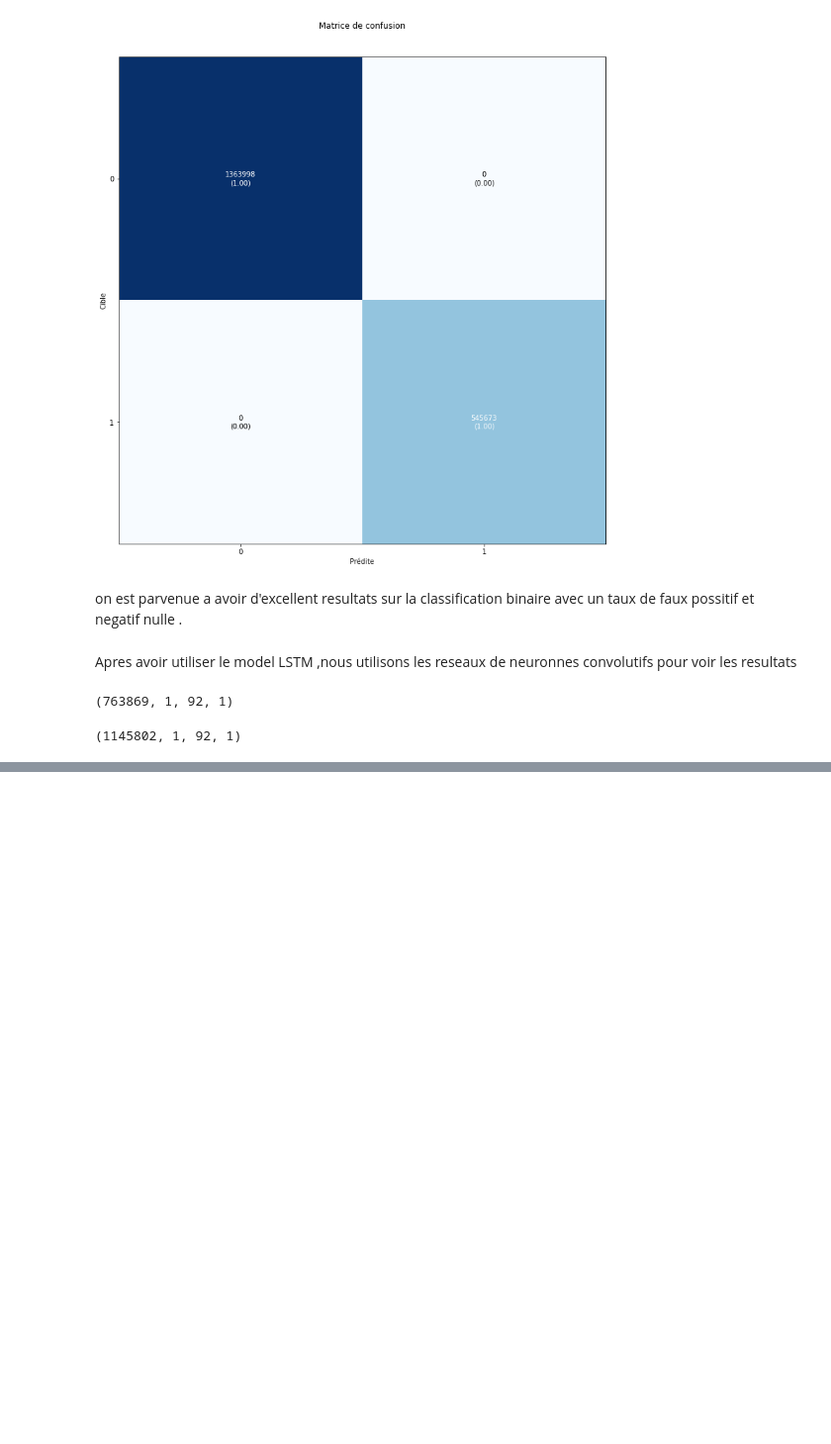
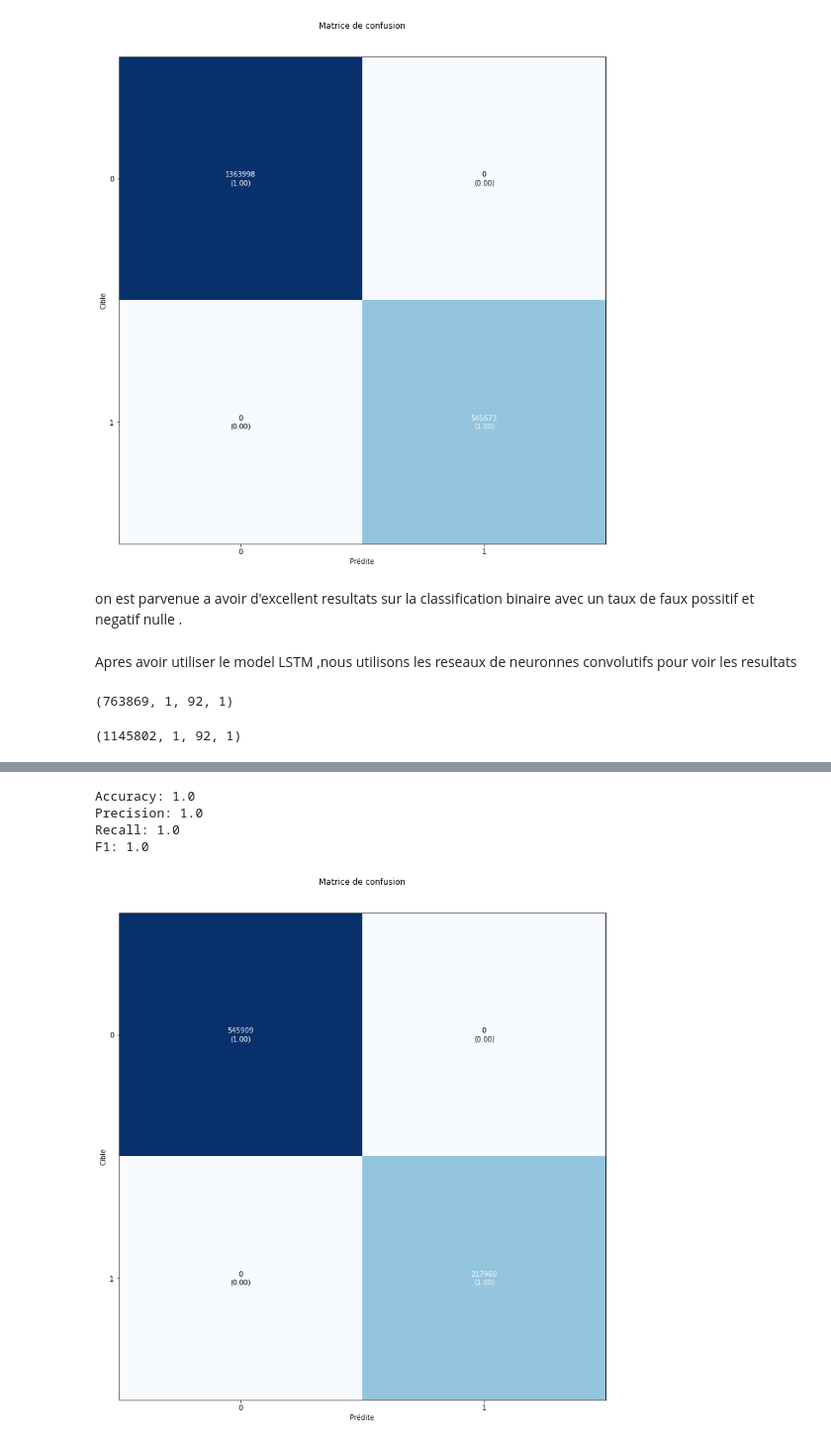
Before and after one commit to ismailasy/Deep_IOT_Network_Anomaly_Detection, a Jupyter notebook: etude_dataset_iot_iiot.ipynb, the cells around one changed output, grey strips where cells are left out. Shown at 99% size. Cells and saved outputs as stored; diff of their text form; code cells hidden in the pictures; blank space fills up the shorter version.

```diff
--- a/etude_dataset_iot_iiot.ipynb
+++ b/etude_dataset_iot_iiot.ipynb
@@ -473,0 +594,2 @@ history_cnn = CNN_model.fit(X_train_cnn,ytrain,validation_data=(X_test_cnn,ytest
+# %%
+history_cnn_lstm = CNN_LSTM.fit(X_train_cnn,ytrain,validation_data=(X_test_cnn,ytest),verbose=1,batch_size=500,epochs=2)
@@ -473,0 +601,29 @@ history_cnn = CNN_model.fit(X_train_cnn,ytrain,validation_data=(X_test_cnn,ytest
+# %%
+from sklearn import metrics
+y_pred_cnn_lstm = CNN_LSTM.predict(X_test_cnn)
+y_pred_cnn_lstm = np.argmax(y_pred_cnn_lstm,axis=1)
+y_true = np.argmax(ytest,axis=1)
+
+print("Accuracy: {}" .format(metrics.accuracy_score(y_true, y_pred_cnn_lstm)))
+print("Precision: {}" .format(metrics.precision_score(y_true, y_pred_cnn_lstm, average='macro')))
+print("Recall: {}" .format(metrics.recall_score(y_true, y_pred_cnn_lstm, average='macro')))
+print("F1: {}" .format(metrics.f1_score(y_true, y_pred_cnn_lstm, average='macro')))
+# %% [output]
+Accuracy: 1.0
+Precision: 1.0
+Recall: 1.0
+F1: 1.0
+# %%
+from mlxtend.plotting import plot_confusion_matrix
+def plot_confusing_matrix (y_compare,pred,n_categories):
+
+  cm = metrics.confusion_matrix(y_true, y_pred_cnn)
+  plot_confusion_matrix(conf_mat=cm,figsize=(13,13),show_normed=True)
+  plt.title('Matrice de confusion')
+  plt.ylabel('Cible')
+  plt.xlabel('Prédite')
+  plt.show()
+# %%
+plot_confusing_matrix(y_true,y_pred_cnn_lstm,2)
+# %% [output]
+[figure, added]
```
Also changed, not shown: parts of 13 cells of this notebook.
